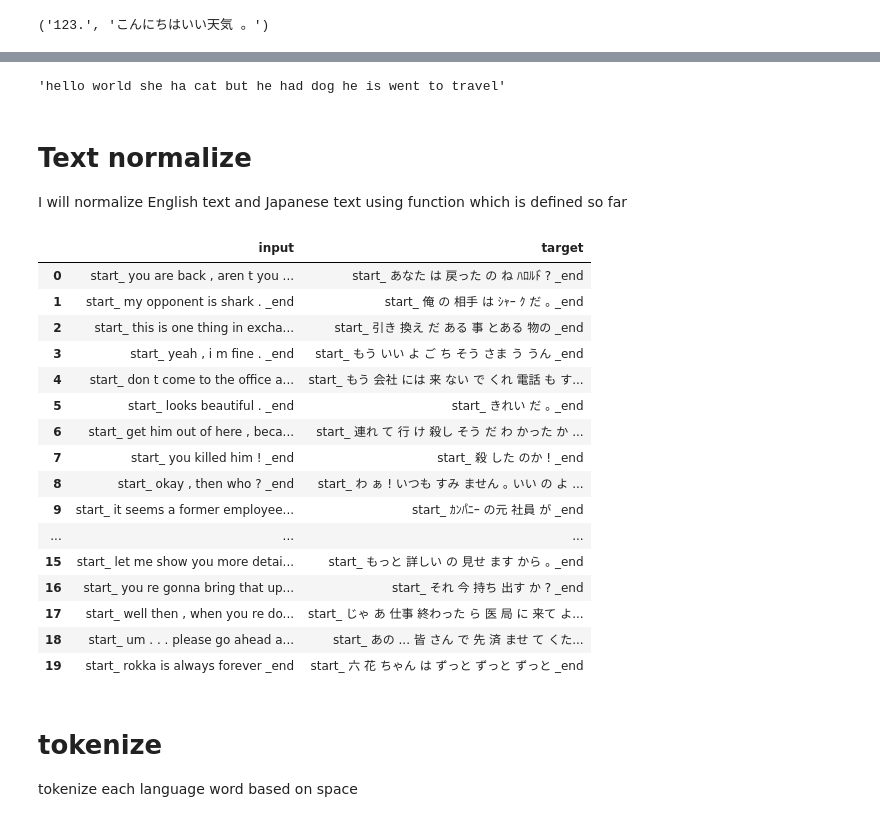
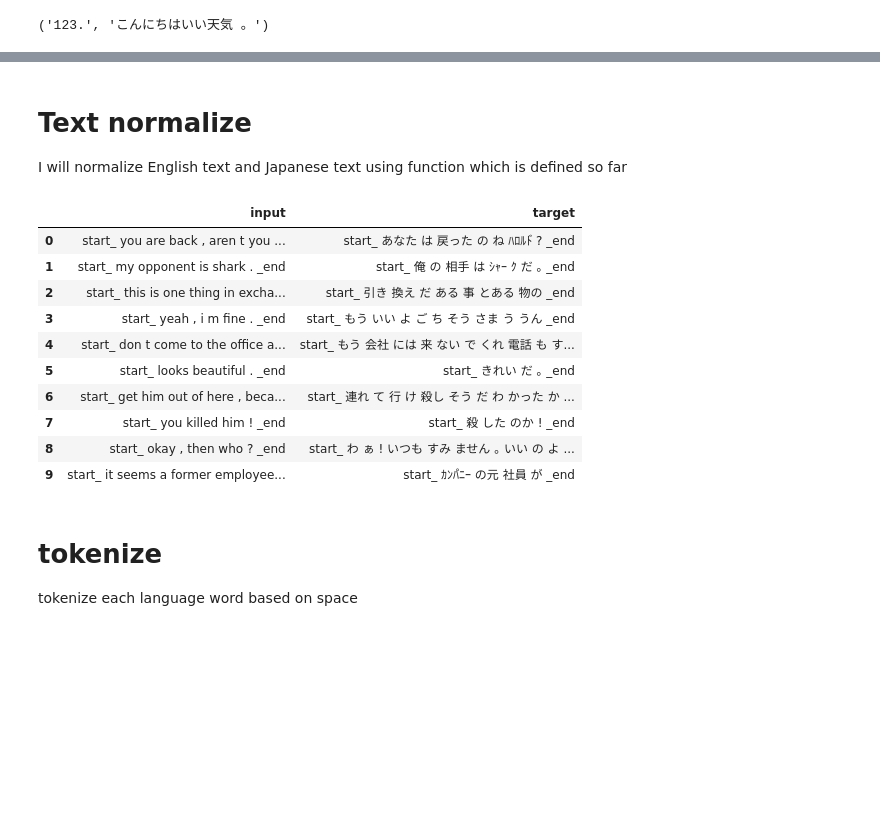
Before and after one commit to atsushii/Neural-Machine-Translation-Project, a Jupyter notebook: text_translation/translation_en_to_ja.ipynb, the cells around one changed output, grey strips where cells are left out. Saved outputs shown, nothing was run; the diff lists cells and outputs as text; code cells hidden in the pictures; blank space fills up the shorter version.

```diff
--- a/text_translation/translation_en_to_ja.ipynb
+++ b/text_translation/translation_en_to_ja.ipynb
@@ -64,10 +51,10 @@ this dataset is aleady implemented a SentenceSpace
 # %%
-num_example = 50000
+num_example = 300000
 
 # create each languages list
 def create_lang_list(num_example):
     # load txt file
-    lines =  io.open("/content/drive/My Drive/Colab Notebooks/raw.txt", encoding='UTF-8').read().strip().split('\n')
+    lines =  io.open("raw.txt", encoding='UTF-8').read().strip().split('\n')
 
     word_pairs = [[w for w in l.split('\t')]  for l in lines[:num_example]]
 
@@ -178,8 +151,3 @@ def stemmer_word(text):
-# %%
-# e.g.
-stemmer_word("hello world she has cat but he had dogs he is went to traveling")
-# %% [output]
-'hello world she ha cat but he had dog he is went to travel'
 # %% [markdown]
 # Text normalize
 
@@ -194,7 +162,6 @@ def normalize_english(english_text, japanese_text):
 
         # normalize English
         en_text = english_unicode_to_ascii(en_text)
-        en_text = expand_constraction(en_text)
         en_text = replace_special_character_to_space_en(en_text)
 
         en_text = "start_ " + en_text + " _end"
@@ -220,25 +187,19 @@ input_value, target_value = normalize_english(en, ja_text)
 x = pd.Series(input_value)
 y = pd.Series(target_value)
 # %%
-pd.DataFrame({"input": x, "target": y}).head(20)
+pd.DataFrame({"input": x, "target": y}).head(10)
 # %% [output]
 |  | input | target |
 | 0 | start_ you are back , aren t you ... | start_ あなた は 戻った の ね ﾊﾛﾙﾄ゙ ? _end |
 | 1 | start_ my opponent is shark . _end | start_ 俺 の 相手 は ｼｬｰ ｸ だ ｡ _end |
 | 2 | start_ this is one thing in excha... | start_ 引き 換え だ ある 事 とある 物の _end |
 | 3 | start_ yeah , i m fine . _end | start_ もう いい よ ご ち そう さま う うん _end |
 | 4 | start_ don t come to the office a... | start_ もう 会社 には 来 ない で くれ 電話 も す... |
 | 5 | start_ looks beautiful . _end | start_ きれい だ ｡ _end |
 | 6 | start_ get him out of here , beca... | start_ 連れ て 行 け 殺し そう だ わ かった か ... |
 | 7 | start_ you killed him ! _end | start_ 殺 した のか ! _end |
 | 8 | start_ okay , then who ? _end | start_ わ ぁ ! いつも すみ ません ｡ いい の よ ... |
 | 9 | start_ it seems a former employee... | start_ ｶﾝﾊ゚ﾆｰ の元 社員 が _end |
-| ... | ... | ... |
-| 15 | start_ let me show you more detai... | start_ もっと 詳しい の 見せ ます から ｡ _end |
-| 16 | start_ you re gonna bring that up... | start_ それ 今 持ち 出す か ? _end |
-| 17 | start_ well then , when you re do... | start_ じゃ あ 仕事 終わった ら 医 局 に 来て よ... |
-| 18 | start_ um . . . please go ahead a... | start_ あの ... 皆 さん で 先 済 ませ て くた... |
-| 19 | start_ rokka is always forever _end | start_ 六 花 ちゃん は ずっと ずっと ずっと _end |
 # %% [markdown]
 # tokenize
 tokenize each language word based on space
```
Also changed, not shown: parts of 43 cells of this notebook.
